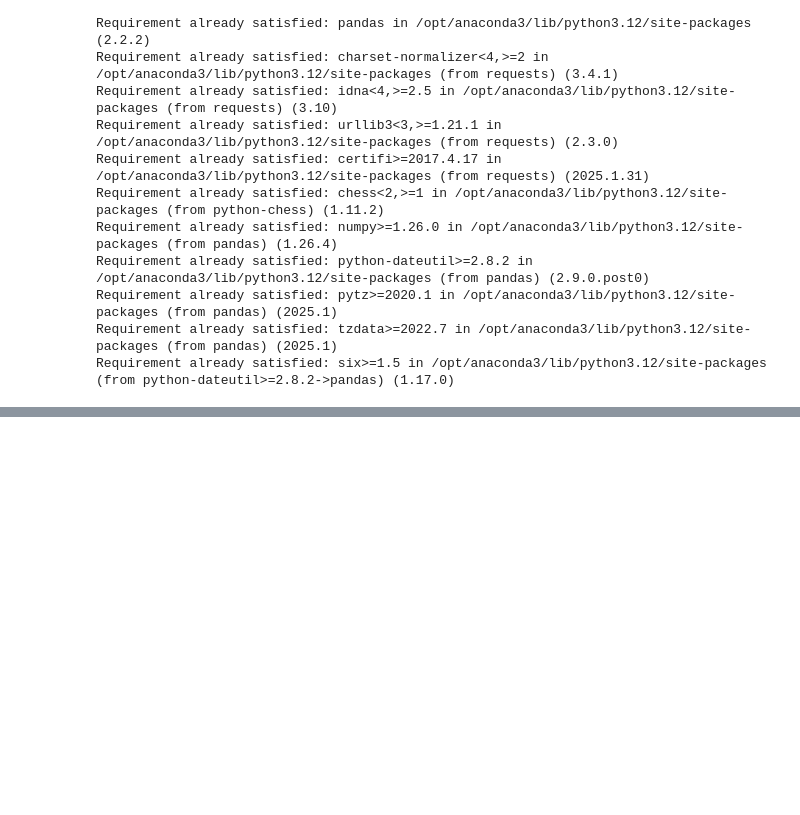
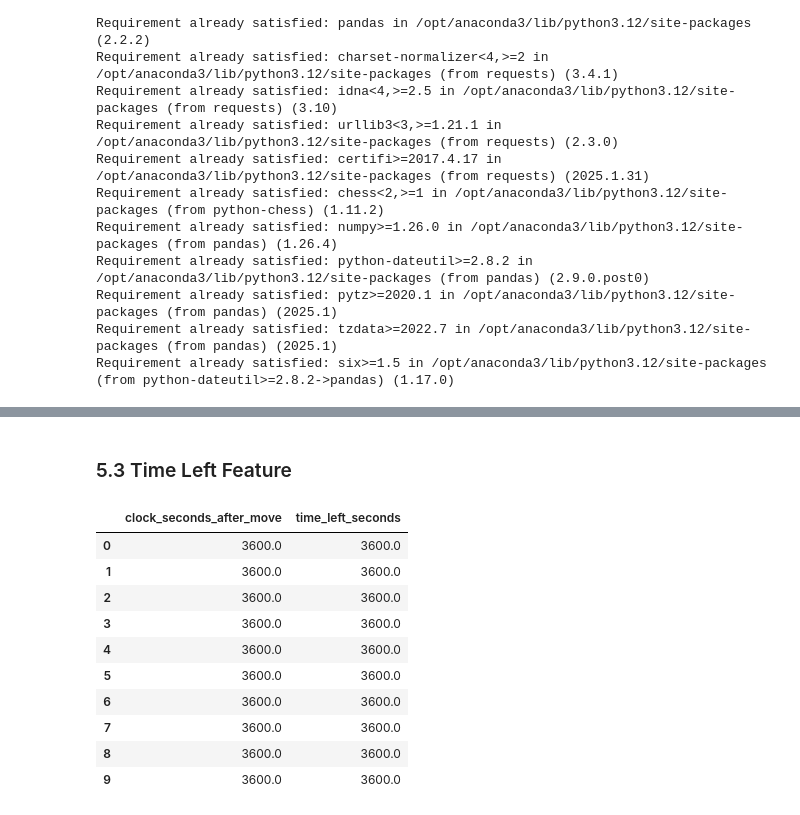
Before and after one commit to comMinGu/IS3107_G4, a Jupyter notebook: ml_model.ipynb, the cells around one changed output, grey strips where cells are left out. Saved outputs shown, nothing was run; the diff lists cells and outputs as text; code cells hidden in the pictures; blank space fills up the shorter version.

```diff
--- a/ml_model.ipynb
+++ b/ml_model.ipynb
@@ -529,0 +512,19 @@ We use a small, interpretable feature set. Each move row uses the game's final `
+# %% [markdown]
+### 5.3 Time Left Feature
+# %%
+# Remaining clock time captures time pressure after the move was played.
+model_df["time_left_seconds"] = model_df["clock_seconds_after_move"].clip(lower=0)
+
+model_df[["clock_seconds_after_move", "time_left_seconds"]].head(10)
+# %% [output]
+|  | clock_seconds_after_move | time_left_seconds |
+| 0 | 3600.0 | 3600.0 |
+| 1 | 3600.0 | 3600.0 |
+| 2 | 3600.0 | 3600.0 |
+| 3 | 3600.0 | 3600.0 |
+| 4 | 3600.0 | 3600.0 |
+| 5 | 3600.0 | 3600.0 |
+| 6 | 3600.0 | 3600.0 |
+| 7 | 3600.0 | 3600.0 |
+| 8 | 3600.0 | 3600.0 |
+| 9 | 3600.0 | 3600.0 |
```
Also changed, not shown: parts of 21 cells of this notebook.
